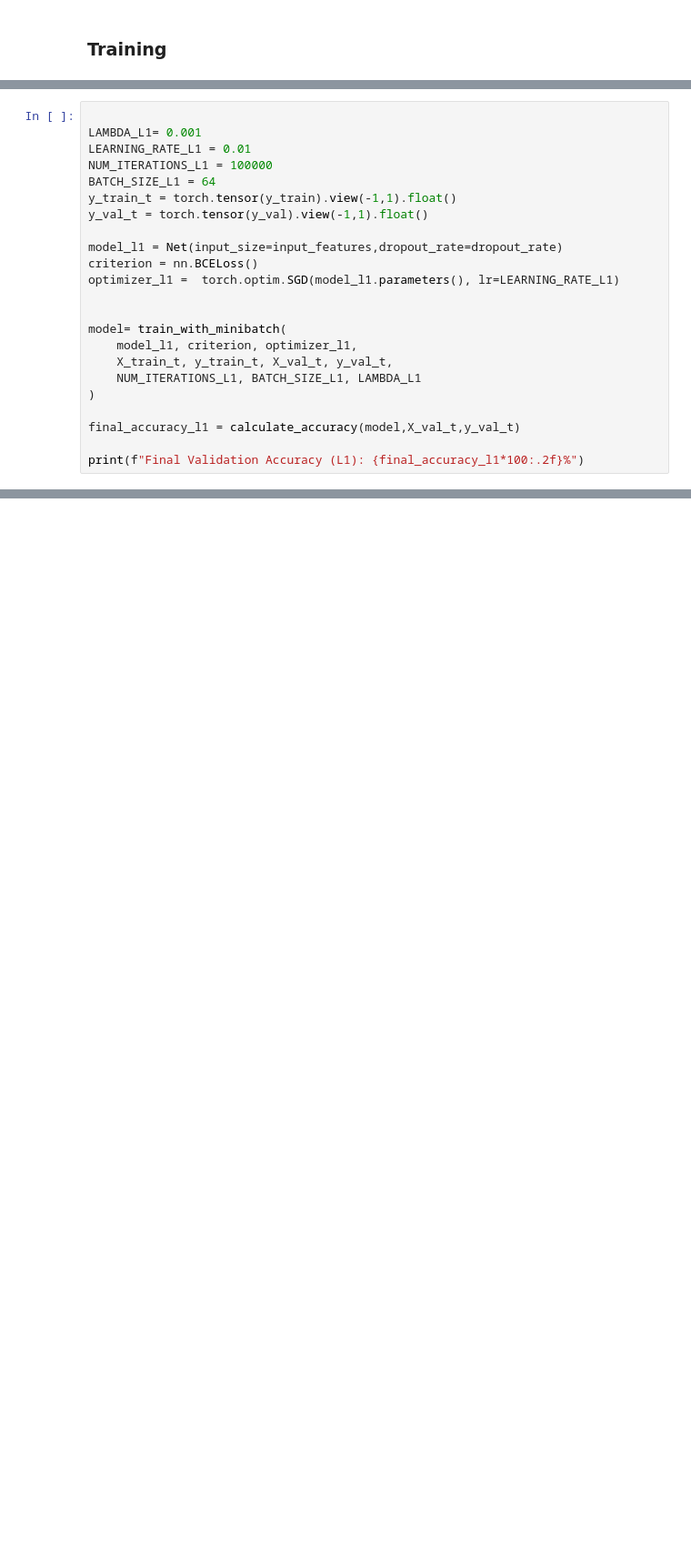
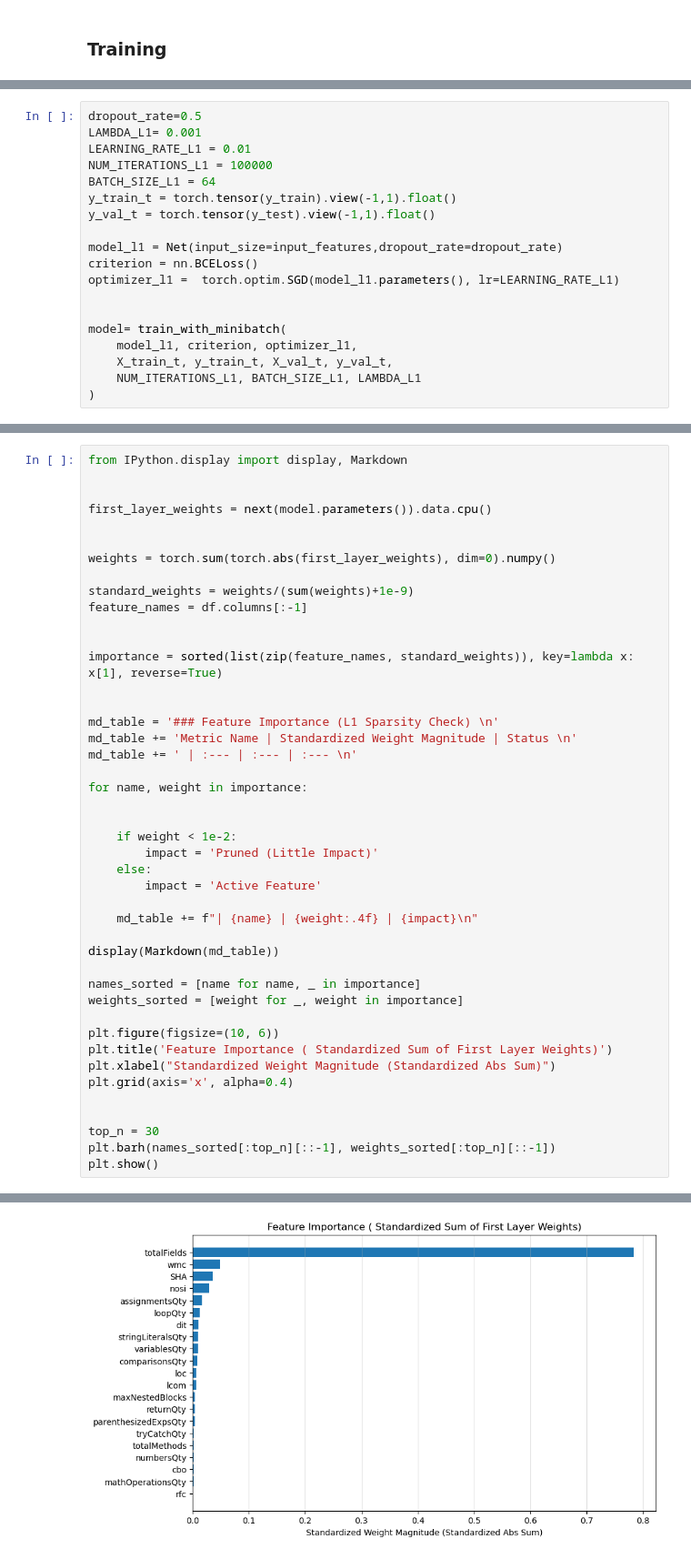
Before and after one commit to agoodyer/software-defect-prediction, a Jupyter notebook: logistic_regression_test.ipynb, the cells around one changed output, grey strips where cells are left out. Shown: that part at 91% size. Drawn from its saved outputs; the diff is of its cells as text; blank space fills up the shorter version.

Commit message:
added all models and all results

```diff
--- a/logistic_regression_test.ipynb
+++ b/logistic_regression_test.ipynb
@@ -508,13 +479,13 @@ def train_with_minibatch(model, criterion, optimizer, X_train, y_train, X_val, y
 
     return model
 # %%
-
+dropout_rate=0.5
 LAMBDA_L1= 0.001
 LEARNING_RATE_L1 = 0.01
 NUM_ITERATIONS_L1 = 100000
 BATCH_SIZE_L1 = 64
 y_train_t = torch.tensor(y_train).view(-1,1).float()
-y_val_t = torch.tensor(y_val).view(-1,1).float()
+y_val_t = torch.tensor(y_test).view(-1,1).float()
 
 model_l1 = Net(input_size=input_features,dropout_rate=dropout_rate)
 criterion = nn.BCELoss()
@@ -526,7 +497,3 @@ model= train_with_minibatch(
     X_train_t, y_train_t, X_val_t, y_val_t,
     NUM_ITERATIONS_L1, BATCH_SIZE_L1, LAMBDA_L1
 )
-
-final_accuracy_l1 = calculate_accuracy(model,X_val_t,y_val_t)
-
-print(f"Final Validation Accuracy (L1): {final_accuracy_l1*100:.2f}%")
@@ -541,0 +530,45 @@ $$ns_j = \frac{s_j}{W}$$
+# %%
+from IPython.display import display, Markdown
+
+
+first_layer_weights = next(model.parameters()).data.cpu()
+
+
+weights = torch.sum(torch.abs(first_layer_weights), dim=0).numpy()
+
+standard_weights = weights/(sum(weights)+1e-9)
+feature_names = df.columns[:-1]
+
+
+importance = sorted(list(zip(feature_names, standard_weights)), key=lambda x: x[1], reverse=True)
+
+
+md_table = '### Feature Importance (L1 Sparsity Check) \n'
+md_table += 'Metric Name | Standardized Weight Magnitude | Status \n'
+md_table += ' | :--- | :--- | :--- \n'
+
+for name, weight in importance:
+
+
+    if weight < 1e-2:
+        impact = 'Pruned (Little Impact)'
+    else:
+        impact = 'Active Feature'
+
+    md_table += f"| {name} | {weight:.4f} | {impact}\n"
+
+display(Markdown(md_table))
+
+names_sorted = [name for name, _ in importance]
+weights_sorted = [weight for _, weight in importance]
+
+plt.figure(figsize=(10, 6))
+plt.title('Feature Importance ( Standardized Sum of First Layer Weights)')
+plt.xlabel("Standardized Weight Magnitude (Standardized Abs Sum)")
+plt.grid(axis='x', alpha=0.4)
+
+
+top_n = 30
+plt.barh(names_sorted[:top_n][::-1], weights_sorted[:top_n][::-1])
+plt.show()
+# %% [output]
@@ -541,0 +599 @@ $$ns_j = \frac{s_j}{W}$$
+[figure, added]
```
Also changed, not shown: parts of 9 cells of this notebook.
